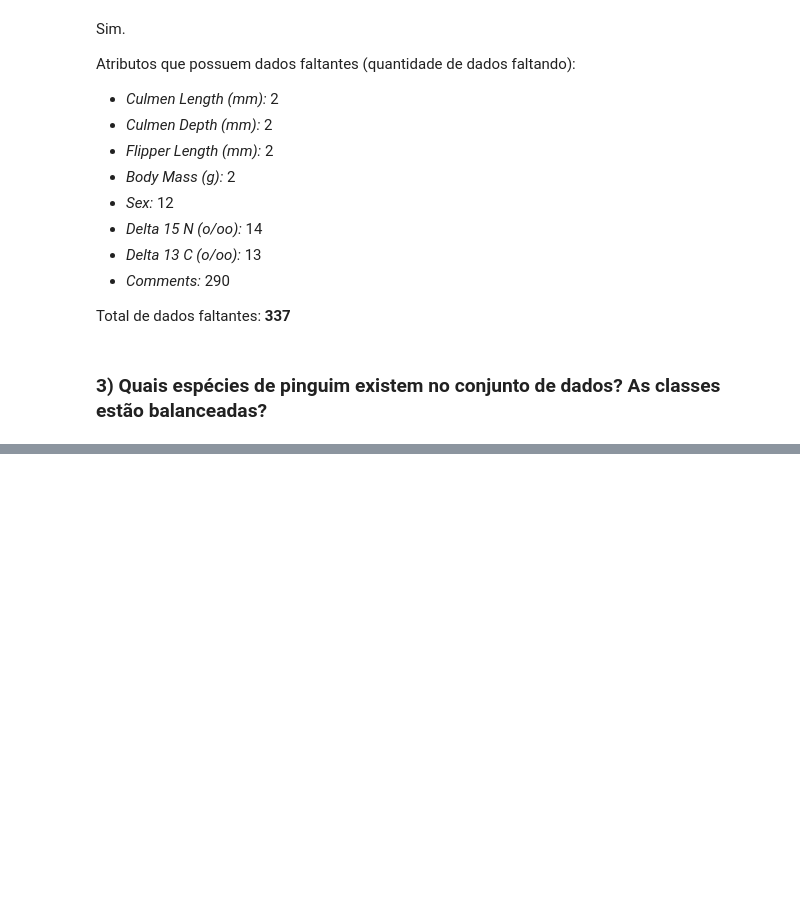
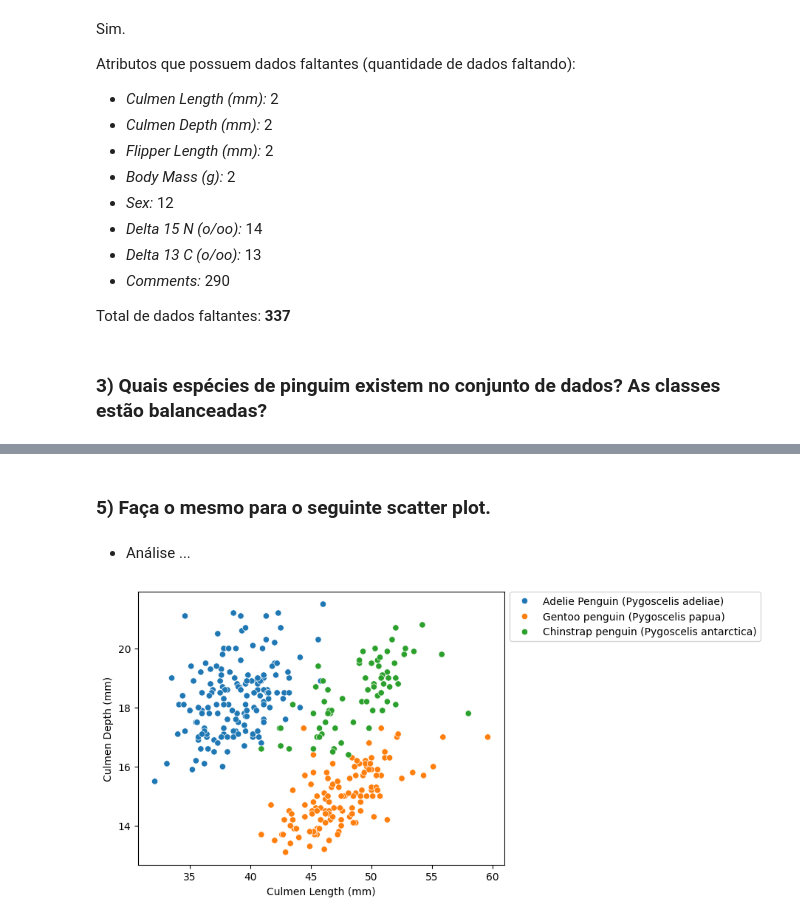
Before and after one commit to ighortelles/cpa-exerc-aed, a Jupyter notebook: main.ipynb, the cells around one changed output, grey strips where cells are left out. Saved outputs shown, nothing was run; the diff lists cells and outputs as text; code cells hidden in the pictures; blank space fills up the shorter version.

```diff
--- a/main.ipynb
+++ b/main.ipynb
@@ -113,0 +145,10 @@ Espécies: ['Adelie Penguin (Pygoscelis adeliae)' 'Gentoo penguin (Pygoscelis pa
+# %% [markdown]
+### 5) Faça o mesmo para o seguinte scatter plot.
+# %% [markdown]
+- Análise ...
+# %%
+sns.scatterplot(data=penguins, y='Culmen Depth (mm)', x='Culmen Length (mm)', hue='Species')
+plt.legend(bbox_to_anchor=(1.7, 1), loc='upper right', borderaxespad=0)
+plt.show()
+# %% [output]
+[figure, added]
```
Also changed, not shown: parts of 11 cells of this notebook.
